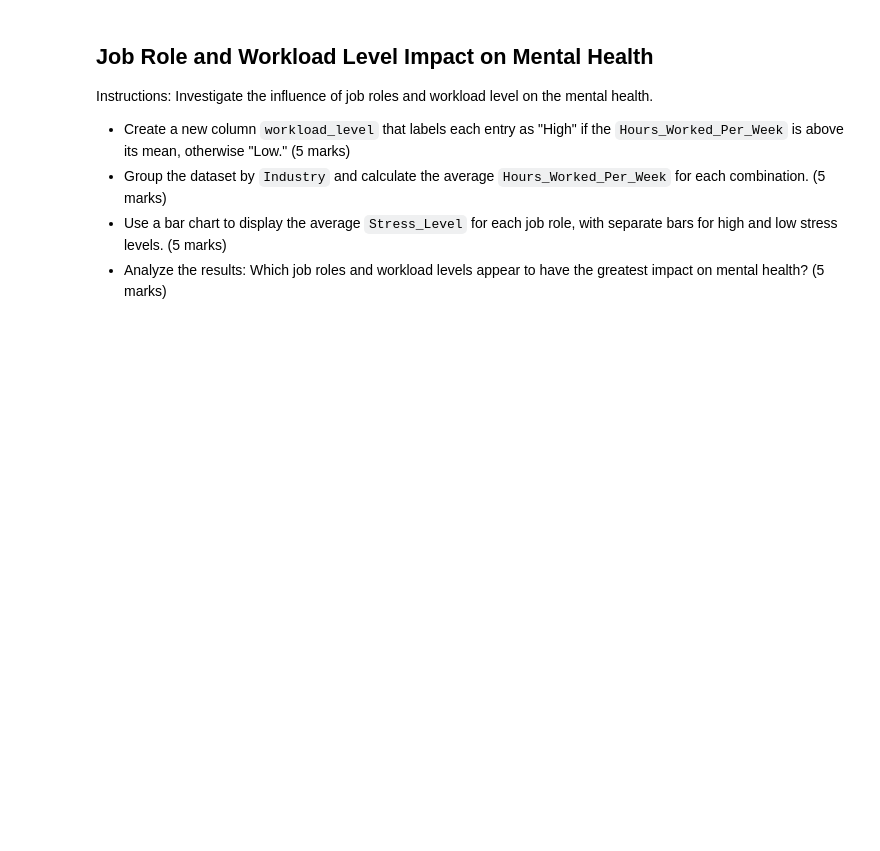
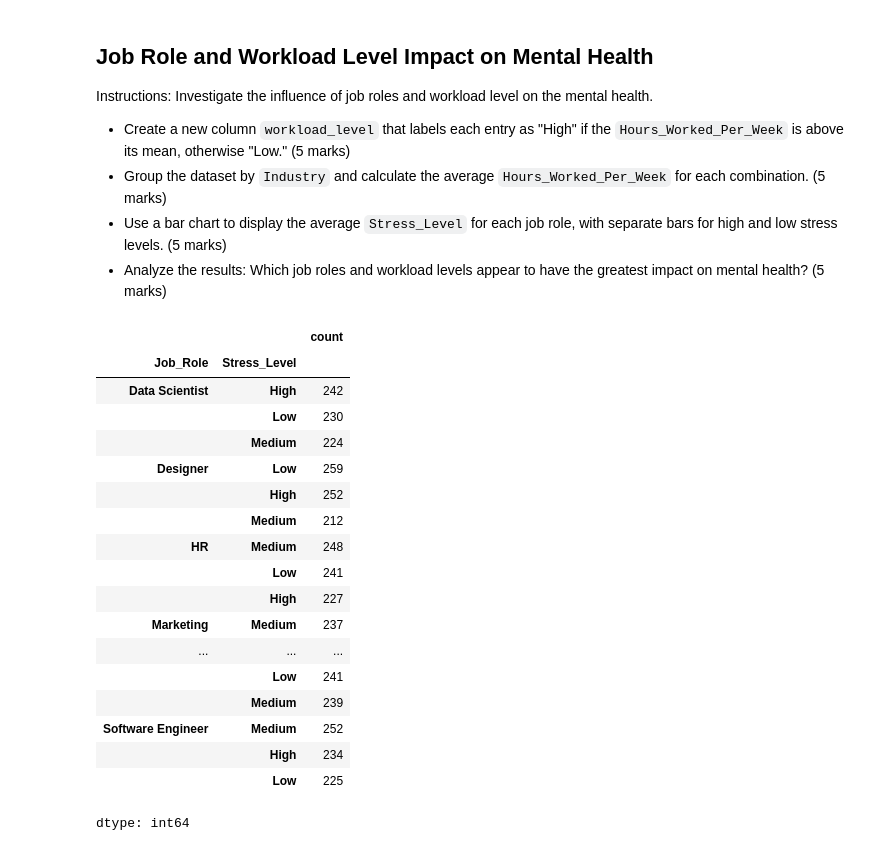
Before and after one commit to Sha-k1/Data-Analytics-Python, a Jupyter notebook: Assessment/Data_Analytics_with_Python_Assessment.ipynb, the cells around one changed output. Drawn from its saved outputs; the diff is of its cells as text; code cells hidden in the pictures; blank space fills up the shorter version.

```diff
--- a/Assessment/Data_Analytics_with_Python_Assessment.ipynb
+++ b/Assessment/Data_Analytics_with_Python_Assessment.ipynb
@@ -400,4 +400,27 @@ Instructions: Investigate the influence of job roles and workload level on the m
 # %%
 # Write code here
 import numpy as np
 df["workload_level"] = np.where(df["Hours_Worked_Per_Week"] > df["Hours_Worked_Per_Week"].mean(), "High", "Low")
+df.groupby("Industry").Hours_Worked_Per_Week.mean()
+stress_by_job_roles = df.groupby("Job_Role").Stress_Level.value_counts()
+stress_by_job_roles
+# %% [output]
+|  |  | count |
+| Job_Role | Stress_Level |  |
+| Data Scientist | High | 242 |
+|  | Low | 230 |
+|  | Medium | 224 |
+| Designer | Low | 259 |
+|  | High | 252 |
+|  | Medium | 212 |
+| HR | Medium | 248 |
+|  | Low | 241 |
+|  | High | 227 |
+| Marketing | Medium | 237 |
+| ... | ... | ... |
+|  | Low | 241 |
+|  | Medium | 239 |
+| Software Engineer | Medium | 252 |
+|  | High | 234 |
+|  | Low | 225 |
+dtype: int64
```
